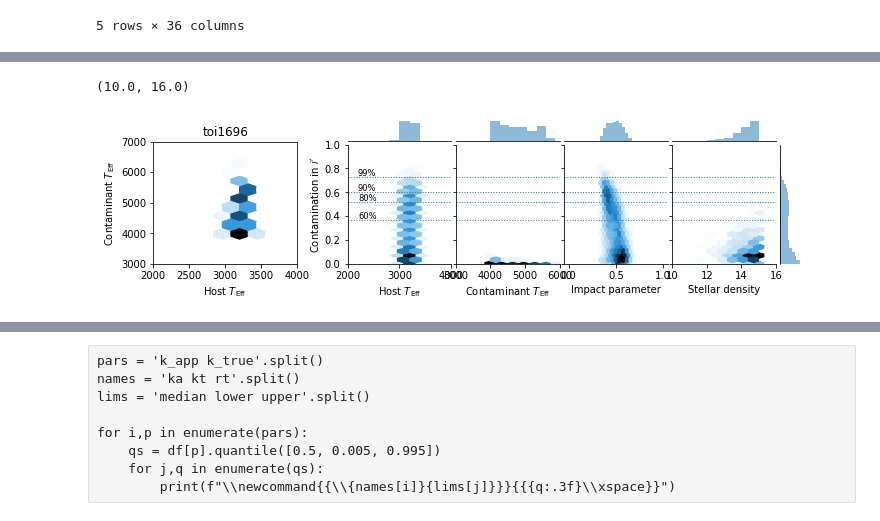
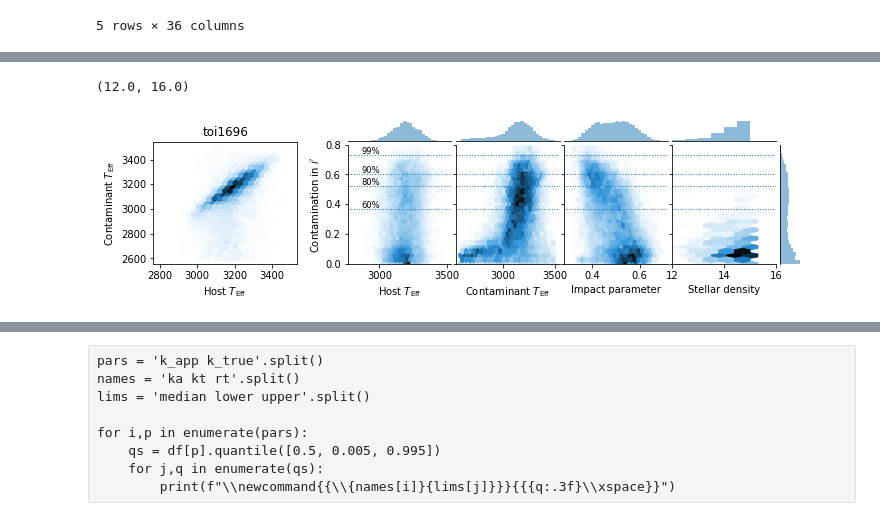
Before and after one commit to jpdeleon/toi1696, a Jupyter notebook: notebooks/contamination.ipynb, the cells around one changed output, grey strips where cells are left out. Cells and saved outputs as stored; diff of their text form; code cells hidden in the pictures.

```diff
--- a/notebooks/contamination.ipynb
+++ b/notebooks/contamination.ipynb
@@ -354,7 +354,7 @@ df.head()
 | 4 | 2.458829e+06 | 2.500314 | 21.710471 | 0.459463 | 0.009992 | 0.011116 | 3104.696411 | 3026.927673 | 0.695850 | 0.362143 | ... | ... |
 5 rows × 36 columns
 # %%
-parameters = 'tc p rho b inc teff_h k_app k_true r_true r_app a_st a_au t14_h teff_p'.split()
+parameters = 'tc p rho b inc teff_h k_app k_true r_true r_app a_st a_au t14_h teff_p cnt'.split()
 for p in parameters:
     pqs = percentile(df[p], [50, 16, 84, 99])
     print (f"{p:10} & {pqs[0]:20.7f} & {pqs[1]-pqs[0]:+15.7f} & {pqs[2]-pqs[0]:+15.7f} & P(99) {pqs[-1]:15.7f} \\\\")
@@ -409,27 +416,34 @@ fig.savefig('../paper/figures/contaminated_lpf_corner.png', bbox_inches=False, f
 # %%
 from pytransit.contamination.plotting import joint_marginal_plot
 
-fig = joint_marginal_plot(df)
+fig = joint_marginal_plot(df,
+                          htelim=(2800,3500),
+                          ctelim=(2600,3500),
+                          blim=(0.3,0.7),
+                          clim=(0,0.8)
+                         )
 ps = percentile(df.cnt, [60, 80, 90, 99])
 [[ax.axhline(p, lw=1, ls=':') for p in ps] for ax in fig.axes[1:5]]
 xmin = fig.axes[1].get_xlim()[0]
-[fig.axes[1].text(xmin+500, p+0.01, '{:2d}%'.format(t), size='small') for p,t in zip(ps, [60, 80, 90, 99])]
+[fig.axes[1].text(xmin+100, p+0.01, '{:2d}%'.format(t), size='small') for p,t in zip(ps, [60, 80, 90, 99])]
 
 fig.axes[0].set_title(target);
-fig.axes[0].set_xlim(2000,4000)
-fig.axes[0].set_ylim(3000,7000)
+# setp(fig.axes[0:2], xticks=(2800,3000,3500))
 
-fig.axes[1].set_xlim(2000,4000)
-fig.axes[5].set_xlim(2000,4000)
+# fig.axes[0].set_xlim(2000,4000)
+# fig.axes[0].set_ylim(3000,7000)
 
-fig.axes[2].set_xlim(3000,6000)
-fig.axes[6].set_xlim(3000,6000)
+# fig.axes[1].set_xlim(2000,4000)
+# fig.axes[5].set_xlim(2000,4000)
+
+# fig.axes[2].set_xlim(2000,5000)
+# fig.axes[6].set_xlim(2000,5000)
 
 
-fig.axes[4].set_xlim(10,16)
-fig.axes[8].set_xlim(10,16)
+fig.axes[4].set_xlim(12,16)
+fig.axes[8].set_xlim(12,16)
 # %% [output]
-(10.0, 16.0)
+(12.0, 16.0)
-[figure, old version]
+[figure, new version]
 # %%
 fig.savefig('../paper/figures/contaminated_lpf_jointplot.png', bbox_inches=False, facecolor='w')
```
Also changed, not shown: parts of 7 cells of this notebook, 2 other files.
